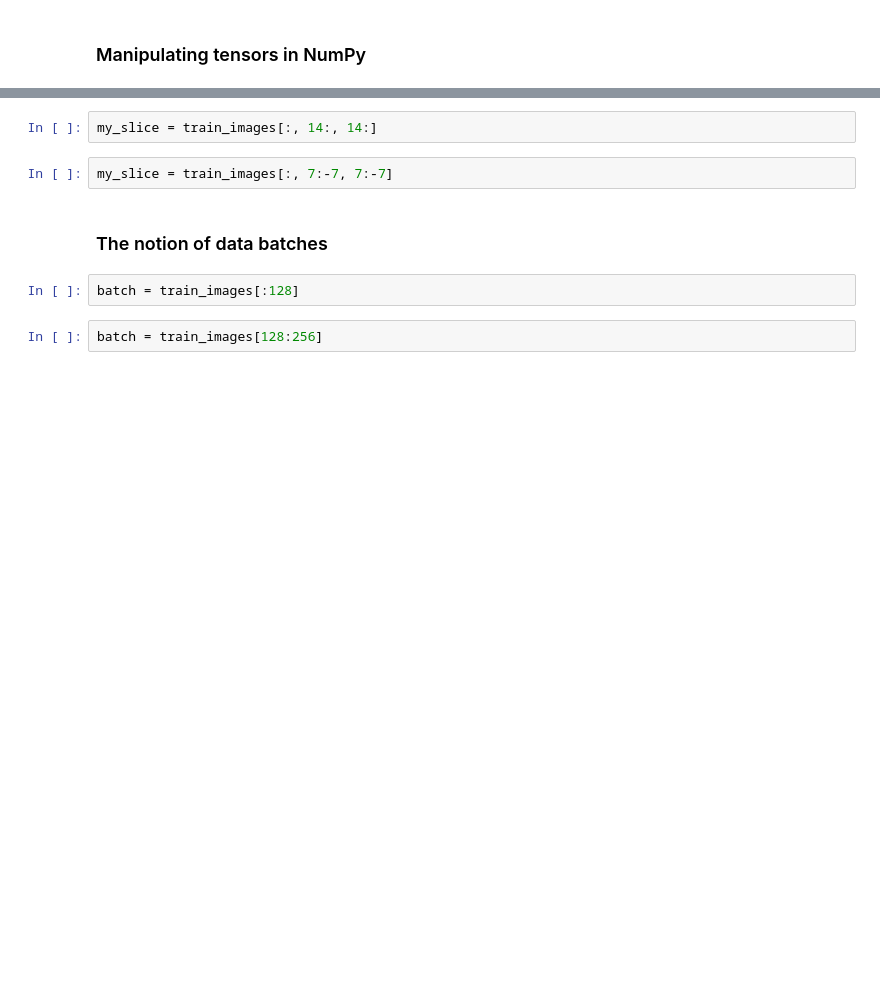
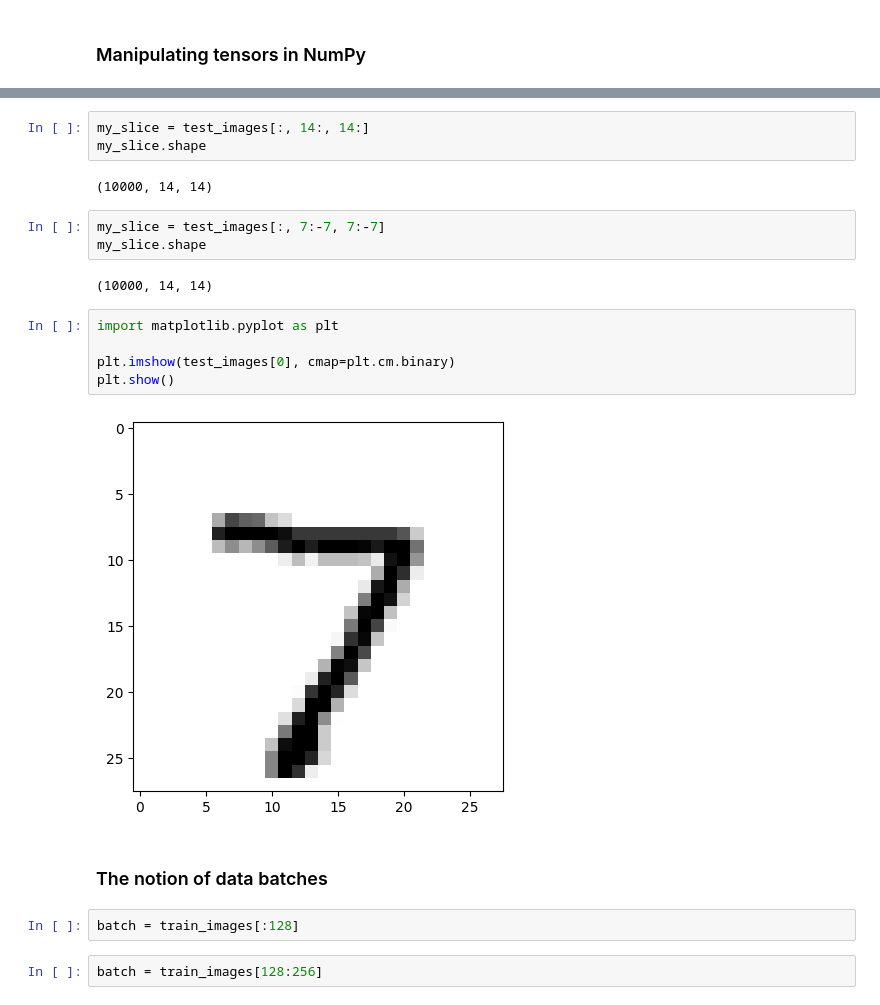
Before and after one commit to jihoo420/DL4AI, a Jupyter notebook: chapter02_mathematical-building-blocks.ipynb, the cells around one changed output, grey strips where cells are left out. Cells and saved outputs as stored; diff of their text form; blank space fills up the shorter version.

```diff
--- a/chapter02_mathematical-building-blocks.ipynb
+++ b/chapter02_mathematical-building-blocks.ipynb
@@ -142,7 +222,20 @@ my_slice.shape
 # %%
-my_slice = train_images[:, 14:, 14:]
+my_slice = test_images[:, 14:, 14:]
+my_slice.shape
+# %% [output]
+(10000, 14, 14)
 # %%
-my_slice = train_images[:, 7:-7, 7:-7]
+my_slice = test_images[:, 7:-7, 7:-7]
+my_slice.shape
+# %% [output]
+(10000, 14, 14)
+# %%
+import matplotlib.pyplot as plt
+
+plt.imshow(test_images[0], cmap=plt.cm.binary)
+plt.show()
+# %% [output]
+[figure, added]
 # %% [markdown]
 ### The notion of data batches
 # %%
```
Also changed, not shown: parts of 25 cells of this notebook.
